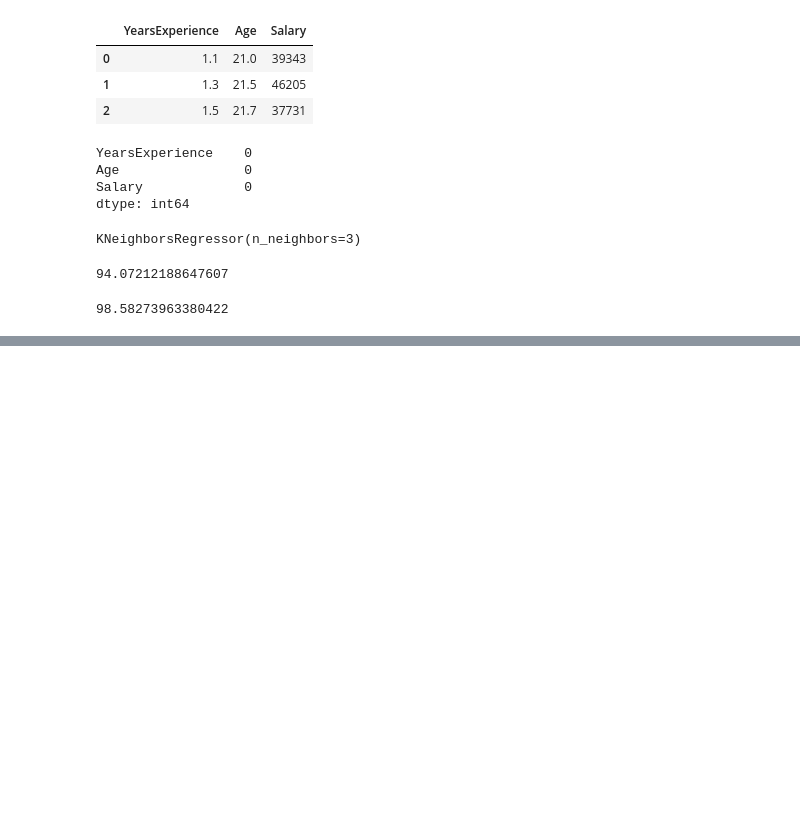
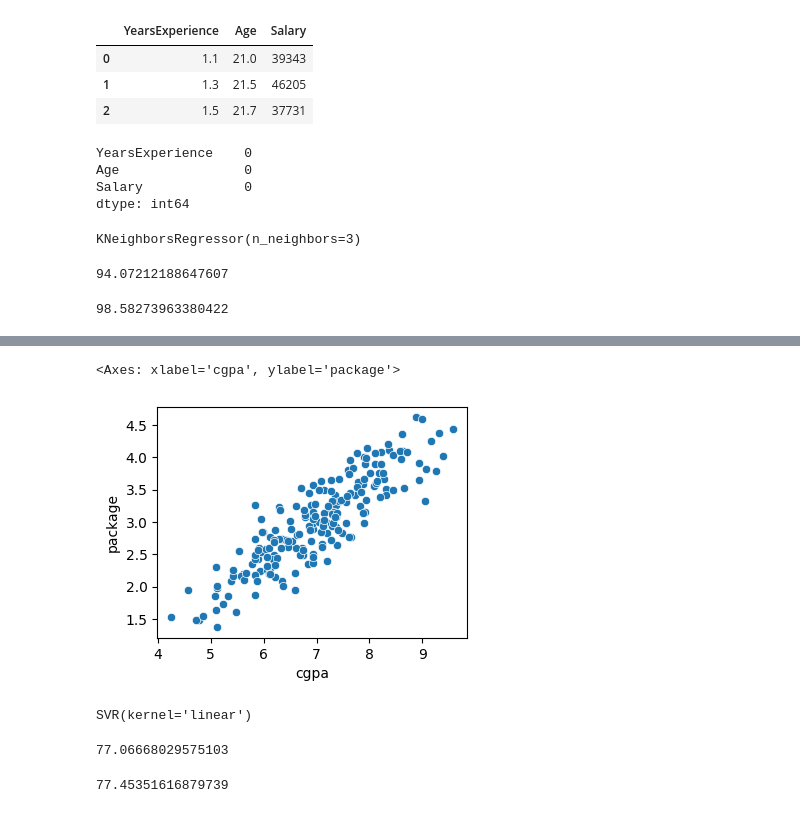
Before and after one commit to chahalbaljinder/data-science-ML-tutorial, a Jupyter notebook: k-nearest neighbour .ipynb, the cells around one changed output, grey strips where cells are left out. Cells and saved outputs as stored; diff of their text form; code cells hidden in the pictures; blank space fills up the shorter version.

```diff
--- a/k-nearest neighbour .ipynb
+++ b/k-nearest neighbour .ipynb
@@ -131,0 +206,6 @@ knr.score(x_train,y_train)*100
+# %%
+plt.figure(figsize=(4,3))
+sns.scatterplot(x="cgpa",y="package",data=dataset)
+# %% [output]
+<Axes: xlabel='cgpa', ylabel='package'>
+[figure, added]
@@ -131,0 +223,13 @@ knr.score(x_train,y_train)*100
+# %%
+sr=SVR(kernel="linear")
+sr.fit(x_train,y_train)
+# %% [output]
+SVR(kernel='linear')
+# %%
+sr.score(x_test,y_test)*100
+# %% [output]
+77.06668029575103
+# %%
+sr.score(x_train,y_train)*100
+# %% [output]
+77.45351616879739
```
Also changed, not shown: parts of 24 cells of this notebook.
